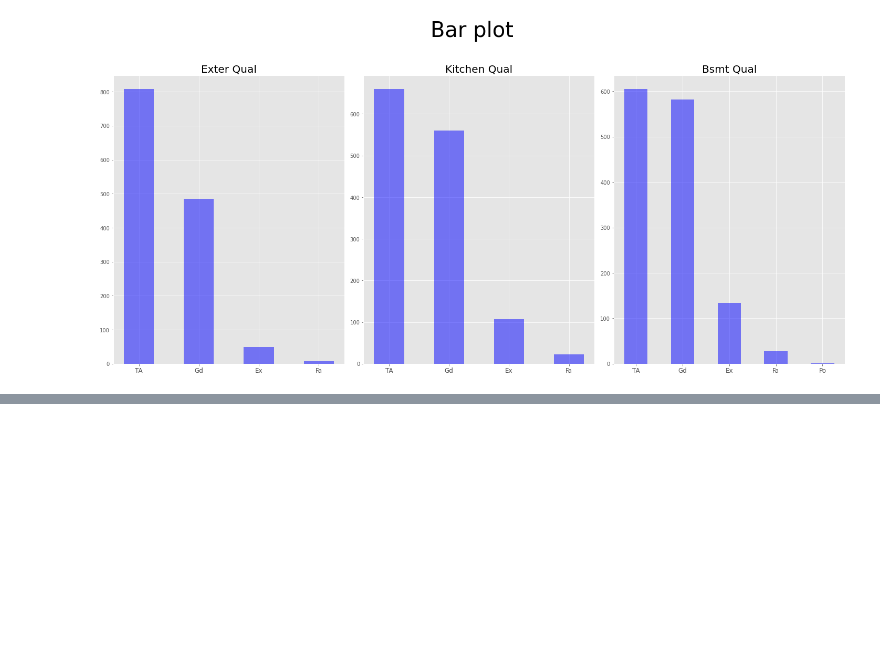
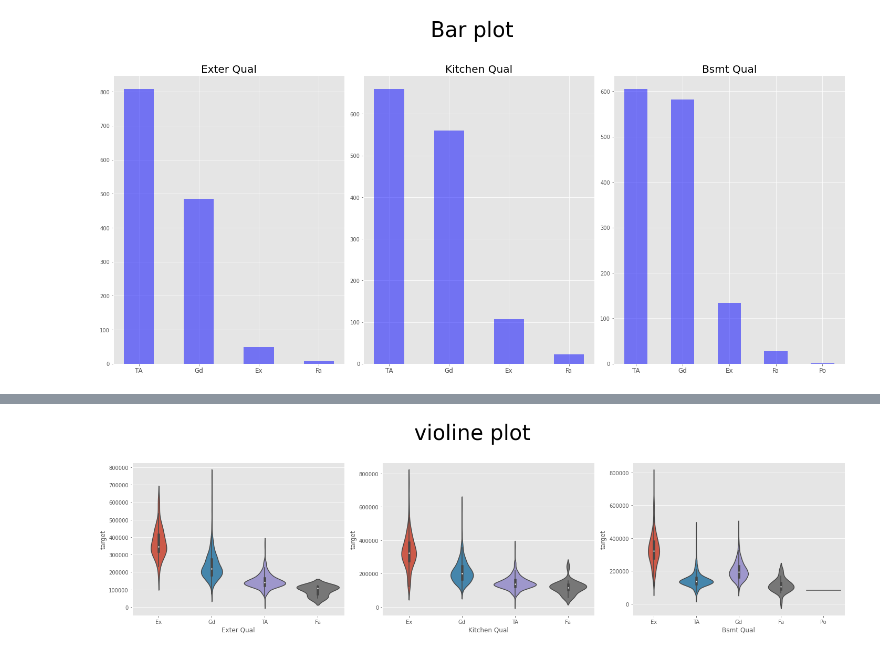
Before and after one commit to uberphoebus/dacon-old, a Jupyter notebook: housing/eda.ipynb, the cells around one changed output, grey strips where cells are left out. Cells and saved outputs as stored; diff of their text form; code cells hidden in the pictures; blank space fills up the shorter version.

```diff
--- a/housing/eda.ipynb
+++ b/housing/eda.ipynb
@@ -145,0 +153,13 @@ heatmap_ax.set_xticklabels(heatmap_ax.get_xticklabels(), fontsize=15)
+# %%
+plt.figure(figsize=(20, 6))
+plt.suptitle('violine plot', fontsize=40)
+
+for i in range(len(categorical_feature)):
+    plt.subplot(1, 3, i + 1)
+    plt.xlabel(categorical_feature[i])
+    plt.ylabel('target')
+    sns.violinplot(x=train[categorical_feature[i]], y=train['target'])
+plt.tight_layout(rect=[0, 0.03, 1, 0.95])
+plt.show()
+# %% [output]
+[figure, added]
```
Also changed, not shown: parts of 2 cells of this notebook, 2 other files.
